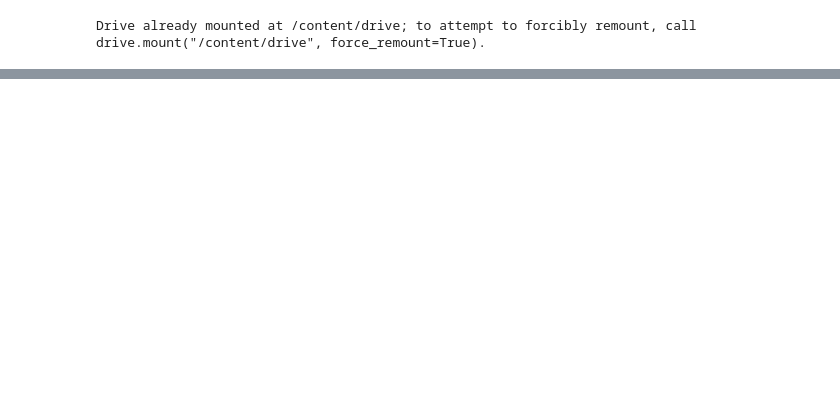
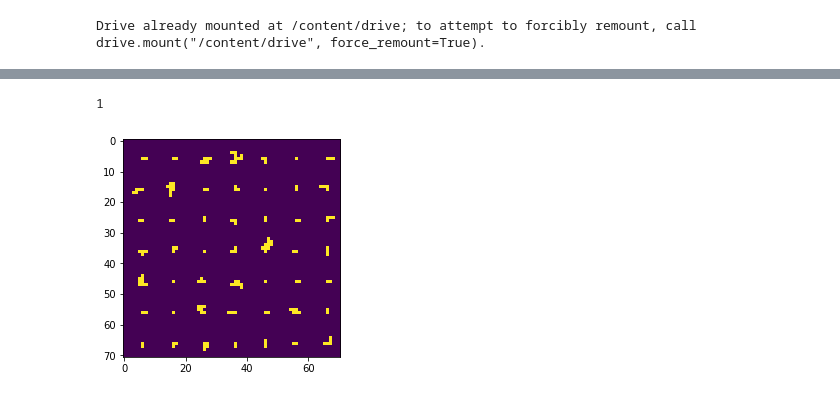
Before and after one commit to nunocalaim/CellularAutomata, a Jupyter notebook: 20210107_NC_CountCells_CA_2_8.ipynb, the cells around one changed output, grey strips where cells are left out. Saved outputs shown, nothing was run; the diff lists cells and outputs as text; code cells hidden in the pictures; blank space fills up the shorter version.

```diff
--- a/20210107_NC_CountCells_CA_2_8.ipynb
+++ b/20210107_NC_CountCells_CA_2_8.ipynb
@@ -132,23 +139,35 @@ _________________________________________________________________
 # %%
 # Prepare the dataset
 BuildDS = False
 if RebuildDatasetQ:
     BuildDS = True
 else:
     try:
-        res = np.load(folder + '/dataset/{}_NoClasses{}_{}_MaxPixels{}_BoundP{}.npz'.format(dataset, NO_CLASSES, size_ds, MAXPIXELS, int(BOUNDARY_P*100)))
-        x_train = res['x_train']
-        y_train = res['y_train']
-        x_test = res['x_test']
-        y_test = res['y_test']
+        res = np.load(folder + '/dataset/{}.npz'.format(ds_str))
+        x_train, x_test, y_train, y_test = res['x_train'], res['x_test'], res['y_train'], res['y_test']
     except:
         BuildDS = True
 if BuildDS:
-    x_train, x_test, y_train, y_test = cpd.build_dataset(size_ds, H, W, limits_classes, max_pixels=MAXPIXELS, boundary_p=BOUNDARY_P)
-    np.savez(folder + '/dataset/{}_NoClasses{}_{}_MaxPixels{}_BoundP{}.npz'.format(dataset, NO_CLASSES, size_ds, MAXPIXELS, int(BOUNDARY_P*100)), x_train=x_train, x_test=x_test, y_train=y_train, y_test=y_test)
+    x_train, x_test, y_train, y_test = cpd.build_dataset(SIZE_DS, H, W, limits_classes, max_pixels=MAXPIXELS, boundary_p=BOUNDARY_P)
+    np.savez(folder + '/dataset/{}.npz'.format(ds_str), x_train=x_train, x_test=x_test, y_train=y_train, y_test=y_test)
+
+    cols=7
+    rows=7
+    fig, ax = plt.subplots()
+    DISP = np.zeros((1, cols * W + 1))
+    for i in range(rows):
+        disp = np.zeros((H, 1))
+        for j in range(cols):
+            disp = np.hstack((disp, x_train[np.random.randint(int(SIZE_DS/10)), :, :]))
+        DISP = np.vstack((DISP, disp))
+    ax.imshow(DISP)
+
+    print(np.prod((np.sum(x_train, axis=(1, 2)) == y_train) * 1))
 
 y_train_pic = cpd.to_classes_dim_label(x_train, y_train, limits_classes)
 y_label_train = np.zeros(y_train.shape[0])
 for i in range(y_train.shape[0]):
     y_label_train[i] = cpd.class_indice_f(y_train[i], limits_classes)
-# y_test_pic = to_classes_dim_label(x_test, y_test)
+# %% [output]
+1
+[figure, added]
```
Also changed, not shown: parts of 13 cells of this notebook, 1 other file.
